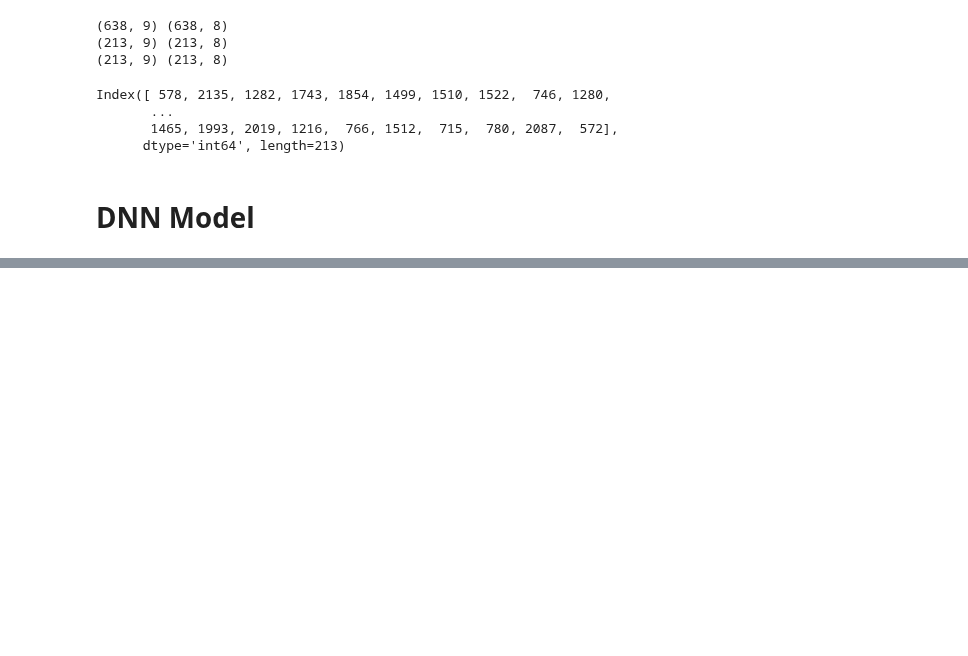
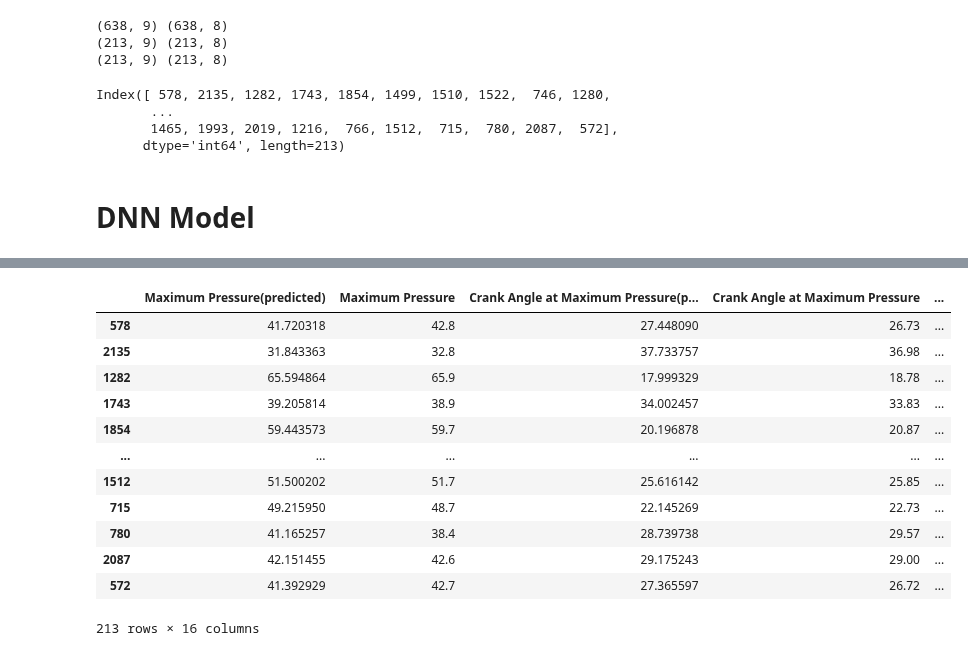
Before and after one commit to jongyunwoo/knocking-classification-and-multi-regression, a Jupyter notebook: multiregression/kncking multiregression.ipynb, the cells around one changed output, grey strips where cells are left out. Cells and saved outputs as stored; diff of their text form; code cells hidden in the pictures; blank space fills up the shorter version.

```diff
--- a/multiregression/kncking multiregression.ipynb
+++ b/multiregression/kncking multiregression.ipynb
@@ -305,3 +308,19 @@ DataFrame(predicted_test_df, test_output, test_output)
+# %%
+predicted_test_df
+# %% [output]
+|  | Maximum Pressure(predicted) | Maximum Pressure | Crank Angle at Maximum Pressure(p... | Crank Angle at Maximum Pressure | ... |
+| 578 | 41.720318 | 42.8 | 27.448090 | 26.73 | ... |
+| 2135 | 31.843363 | 32.8 | 37.733757 | 36.98 | ... |
+| 1282 | 65.594864 | 65.9 | 17.999329 | 18.78 | ... |
+| 1743 | 39.205814 | 38.9 | 34.002457 | 33.83 | ... |
+| 1854 | 59.443573 | 59.7 | 20.196878 | 20.87 | ... |
+| ... | ... | ... | ... | ... | ... |
+| 1512 | 51.500202 | 51.7 | 25.616142 | 25.85 | ... |
+| 715 | 49.215950 | 48.7 | 22.145269 | 22.73 | ... |
+| 780 | 41.165257 | 38.4 | 28.739738 | 29.57 | ... |
+| 2087 | 42.151455 | 42.6 | 29.175243 | 29.00 | ... |
+| 572 | 41.392929 | 42.7 | 27.365597 | 26.72 | ... |
+213 rows × 16 columns
 # %%
 DataFrame(predicted_train_df, train_output, train_output)
 # %%
```
Also changed, not shown: parts of 15 cells of this notebook, 6 other files.
